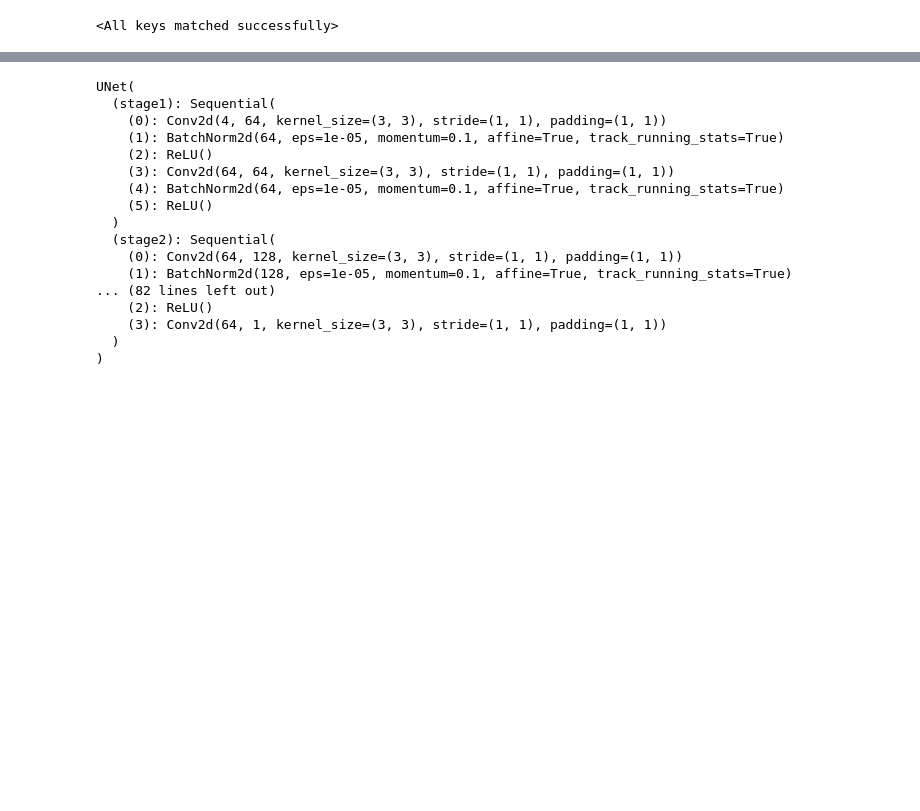
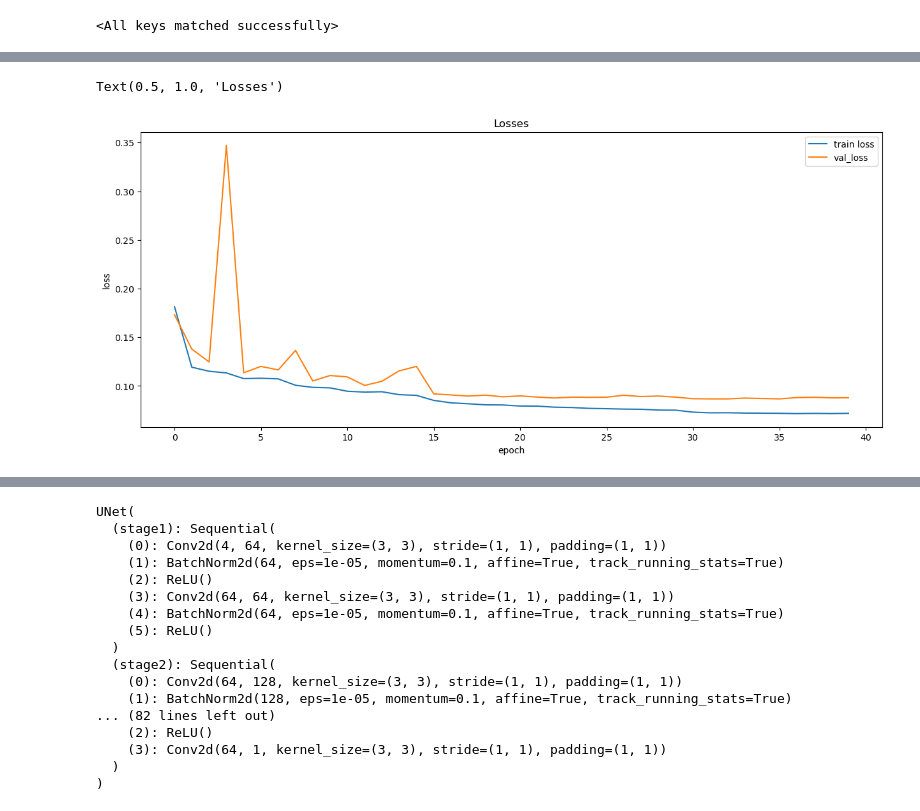
Before and after one commit to hukitoc94/Stavropol_farmlands_CNN, a Jupyter notebook: sentinel-segmentation_UNET.ipynb, the cells around one changed output, grey strips where cells are left out. Saved outputs shown, nothing was run; the diff lists cells and outputs as text; code cells hidden in the pictures; blank space fills up the shorter version.

```diff
--- a/sentinel-segmentation_UNET.ipynb
+++ b/sentinel-segmentation_UNET.ipynb
@@ -386,3 +390,5 @@ model = model.to(device)
 model.load_state_dict(torch.load("/kaggle/input/model-state/model_state_38.pt"))
 # %% [output]
 <All keys matched successfully>
+# %%
+df = pd.read_csv('model/report.csv')
@@ -388,0 +415,11 @@ model.load_state_dict(torch.load("/kaggle/input/model-state/model_state_38.pt"))
+# %%
+plt.figure(figsize=(15, 6))
+plt.plot(df['train_score'])
+plt.plot(df['val_loss'])
+plt.xlabel('epoch')
+plt.ylabel('loss')
+plt.legend(['train loss', 'val_loss'])
+plt.title('Losses')
+# %% [output]
+Text(0.5, 1.0, 'Losses')
+[figure, added]
```
Also changed, not shown: parts of 3 cells of this notebook, 16 other files.
